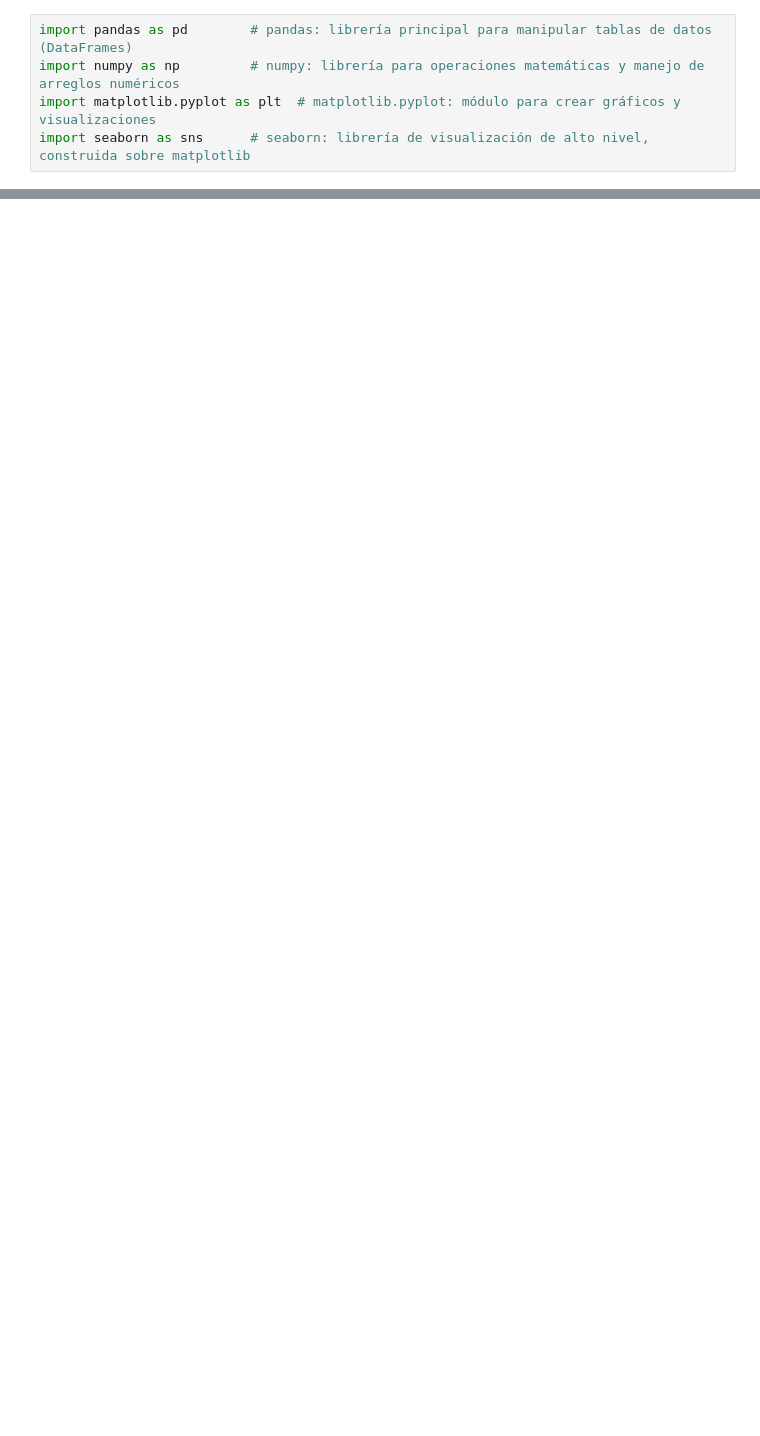
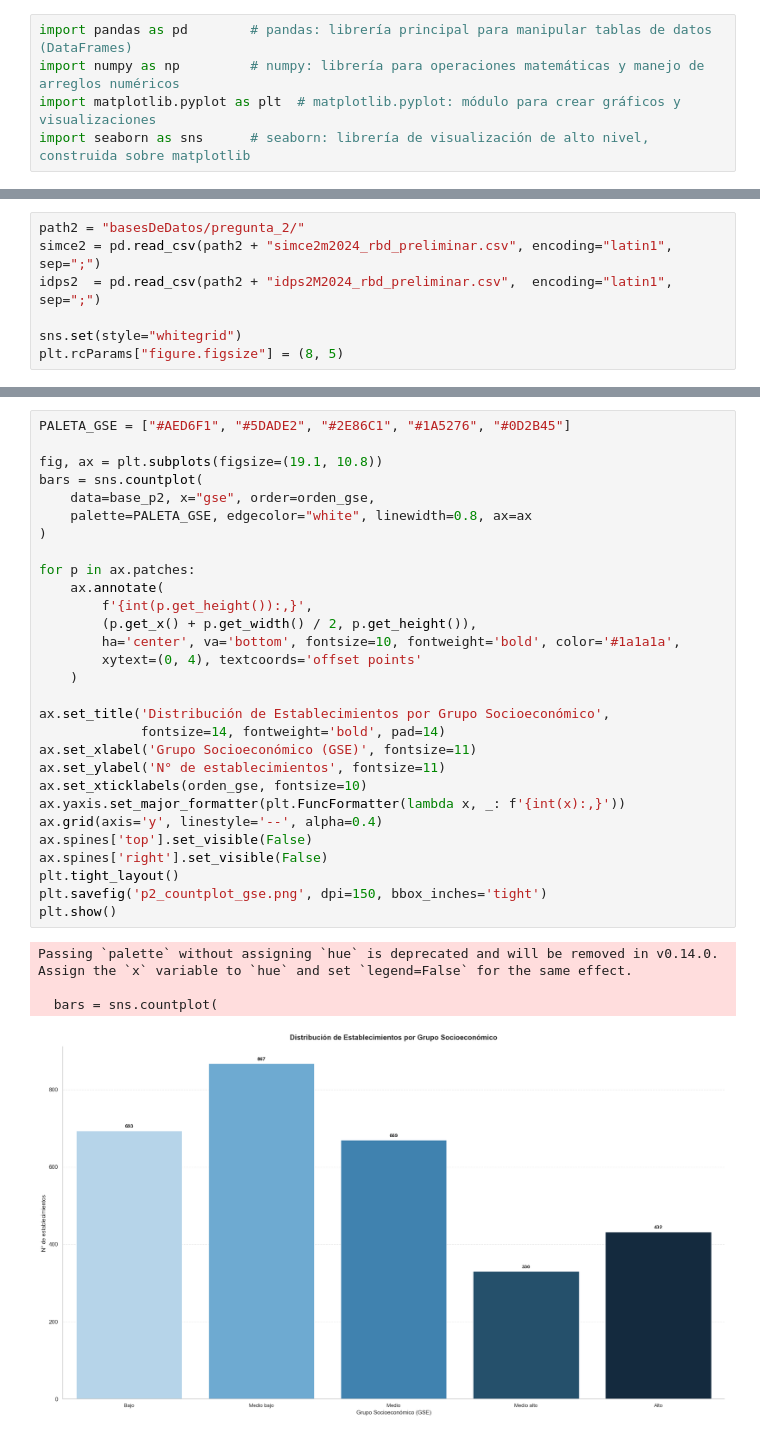
Before and after one commit to Foumluis/ProyectoSemestralInfe, a Jupyter notebook: proyecto.ipynb, the cells around one changed output, grey strips where cells are left out. Drawn from its saved outputs; the diff is of its cells as text; blank space fills up the shorter version.

```diff
--- a/proyecto.ipynb
+++ b/proyecto.ipynb
@@ -62,0 +345,7 @@ plt.show()
+# %%
+path2 = "basesDeDatos/pregunta_2/"
+simce2 = pd.read_csv(path2 + "simce2m2024_rbd_preliminar.csv", encoding="latin1", sep=";")
+idps2  = pd.read_csv(path2 + "idps2M2024_rbd_preliminar.csv",  encoding="latin1", sep=";")
+
+sns.set(style="whitegrid")
+plt.rcParams["figure.figsize"] = (8, 5)
@@ -62,0 +505,34 @@ plt.show()
+# %%
+PALETA_GSE = ["#AED6F1", "#5DADE2", "#2E86C1", "#1A5276", "#0D2B45"]
+
+fig, ax = plt.subplots(figsize=(19.1, 10.8))
+bars = sns.countplot(
+    data=base_p2, x="gse", order=orden_gse,
+    palette=PALETA_GSE, edgecolor="white", linewidth=0.8, ax=ax
+)
+
+for p in ax.patches:
+    ax.annotate(
+        f'{int(p.get_height()):,}',
+        (p.get_x() + p.get_width() / 2, p.get_height()),
+        ha='center', va='bottom', fontsize=10, fontweight='bold', color='#1a1a1a',
+        xytext=(0, 4), textcoords='offset points'
+    )
+
+ax.set_title('Distribución de Establecimientos por Grupo Socioeconómico',
+             fontsize=14, fontweight='bold', pad=14)
+ax.set_xlabel('Grupo Socioeconómico (GSE)', fontsize=11)
+ax.set_ylabel('N° de establecimientos', fontsize=11)
+ax.set_xticklabels(orden_gse, fontsize=10)
+ax.yaxis.set_major_formatter(plt.FuncFormatter(lambda x, _: f'{int(x):,}'))
+ax.grid(axis='y', linestyle='--', alpha=0.4)
+ax.spines['top'].set_visible(False)
+ax.spines['right'].set_visible(False)
+plt.tight_layout()
+plt.savefig('p2_countplot_gse.png', dpi=150, bbox_inches='tight')
+plt.show()
+# %% [output]
+Passing `palette` without assigning `hue` is deprecated and will be removed in v0.14.0. Assign the `x` variable to `hue` and set `legend=False` for the same effect.
+
+  bars = sns.countplot(
+[figure, added]
```
Also changed, not shown: parts of 136 cells of this notebook, 42 other files.
